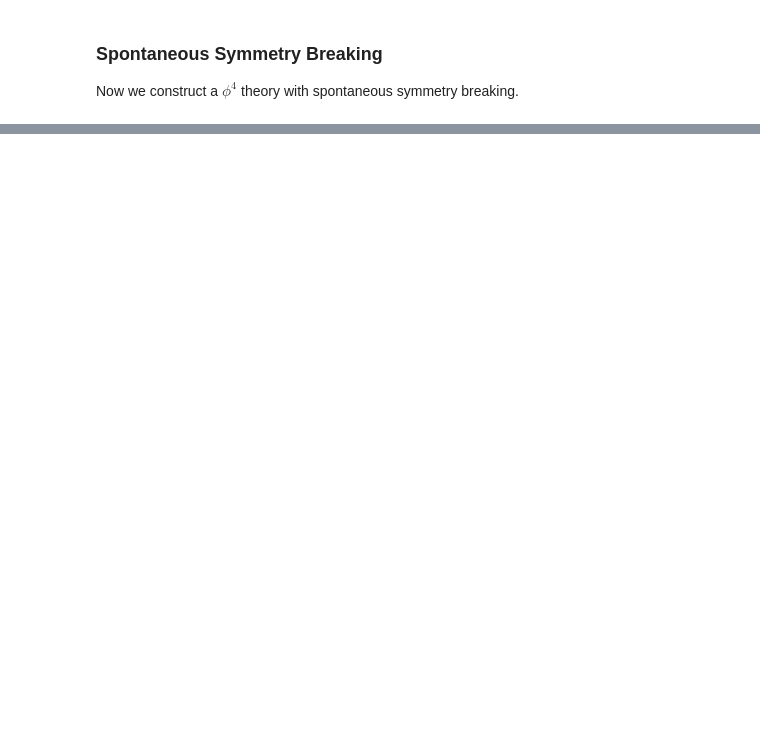
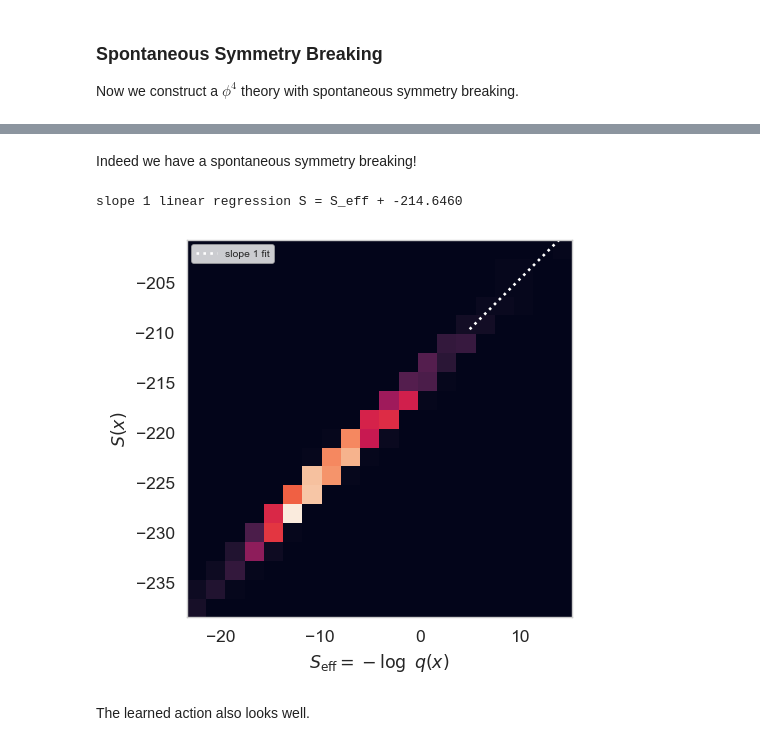
Before and after one commit to haimengzhao/computational-qm, a Jupyter notebook: project/project.ipynb, the cells around one changed output, grey strips where cells are left out. Drawn from its saved outputs; the diff is of its cells as text; code cells hidden in the pictures; blank space fills up the shorter version.

```diff
--- a/project/project.ipynb
+++ b/project/project.ipynb
@@ -616,0 +662,21 @@ for era in range(N_era):
+# %% [markdown]
+Indeed we have a spontaneous symmetry breaking!
+# %%
+S_eff = -grab(logq_torch)
+S = grab(phi4_action(x_torch))
+fit_b = np.mean(S) - np.mean(S_eff)
+print(f'slope 1 linear regression S = S_eff + {fit_b:.4f}')
+fig, ax = plt.subplots(1, 1, dpi=125, figsize=(4,4))
+ax.hist2d(S_eff, S, bins=20)
+ax.set_xlabel(r'$S_{\mathrm{eff}} = -\log~q(x)$')
+ax.set_ylabel(r'$S(x)$')
+ax.set_aspect('equal')
+xs = np.linspace(5, 35, num=4, endpoint=True)
+ax.plot(xs, xs + fit_b, ':', color='w', label='slope 1 fit')
+plt.legend(prop={'size': 6})
+plt.show()
+# %% [output]
+slope 1 linear regression S = S_eff + -214.6460
+[figure, added]
+# %% [markdown]
+The learned action also looks well.
```
Also changed, not shown: parts of 14 cells of this notebook, 3 other files.
